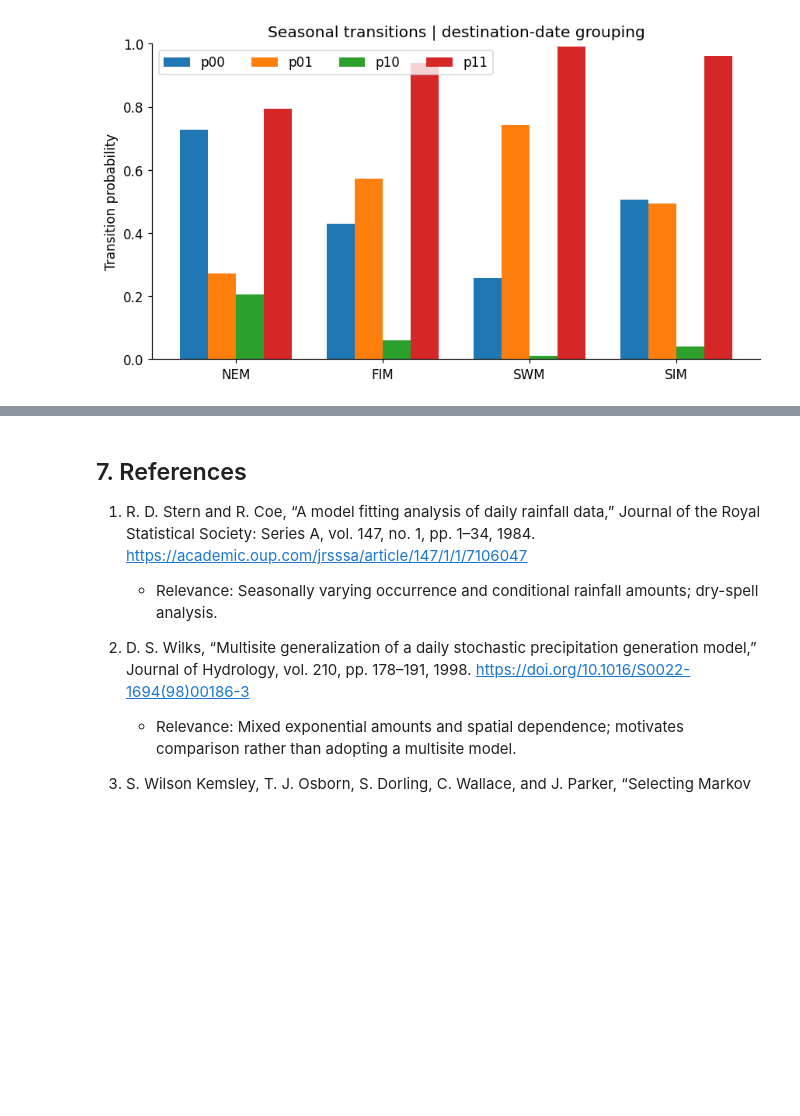
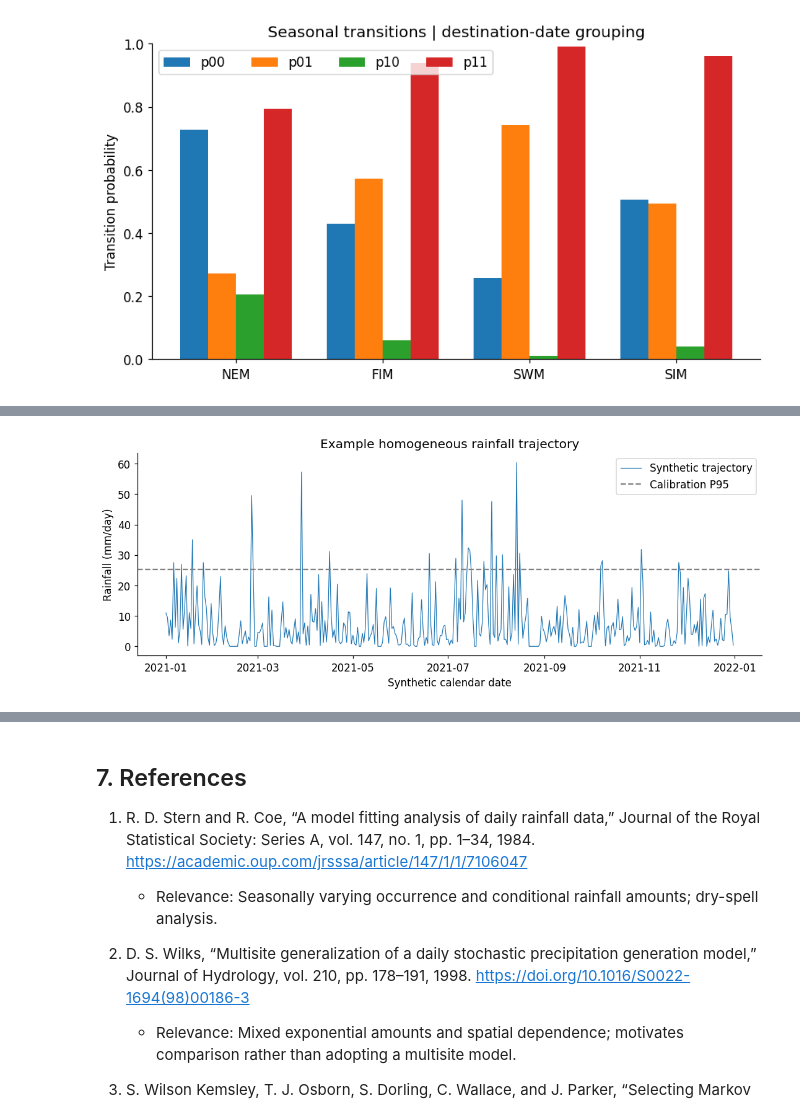
Before and after one commit to DilaraLiyanage/colombo-rainfall-simulator, a Jupyter notebook: notebook/colombo-rainfall-simulator.ipynb, the cells around one changed output, grey strips where cells are left out. Saved outputs shown, nothing was run; the diff lists cells and outputs as text; code cells hidden in the pictures; blank space fills up the shorter version.

```diff
--- a/notebook/colombo-rainfall-simulator.ipynb
+++ b/notebook/colombo-rainfall-simulator.ipynb
@@ -583,0 +992,20 @@ Generated outputs: 31 | elapsed seconds: 32.44
+# %%
+%%scientific
+# C20
+rows=[]
+timings=[]
+for count in EXPERIMENT['counts']:
+    for batch in range(EXPERIMENT['batches']):
+        started=time.perf_counter()
+        st,am=ensemble(EXPERIMENT['convergence_days'],count,*MODEL,namespace=(2,count,batch))
+        for metric,value in [('stationary_wet_probability',st.mean(axis=1)),('expected_daily_mm',am.mean(axis=1)),('daily_P95_exceedance',(am>q95).mean(axis=1))]:
+            result=uncertainty(value)
+            target=bench.set_index('metric').loc[metric,'analytical']
+            rows.append(dict(replications=count,batch=batch,metric=metric,error=result['mean']-target,mcse=result['mcse'],ci_width=result['ci_high']-result['ci_low']))
+        timings.append(dict(replications=count,batch=batch,seconds=time.perf_counter()-started))
+convergence_batches=pd.DataFrame(rows)
+convergence=convergence_batches.groupby(['metric','replications']).agg(mae=('error',lambda v:abs(v).mean()),rmse=('error',lambda v:np.sqrt(np.mean(v*v))),mean_mcse=('mcse','mean'),mean_ci_width=('ci_width','mean')).reset_index()
+slopes=pd.DataFrame([dict(metric=metric,slope=np.polyfit(np.log(group.replications),np.log(group.rmse),1)[0]) for metric,group in convergence.groupby('metric')])
+for name,table in [('convergence_batches',convergence_batches),('convergence_results',convergence),('convergence_slopes',slopes),('convergence_timing',pd.DataFrame(timings))]:
+    table.to_csv(PROCESSED_DIR/f'{name}.csv',index=False)
+display(convergence,slopes)
@@ -583,0 +1121,69 @@ Generated outputs: 31 | elapsed seconds: 32.44
+# %%
+%%scientific
+# C22
+fig,ax=plt.subplots(figsize=(10,4))
+ax.plot(calendar[:365],hold_amounts[0,:365],lw=.8,label='Synthetic trajectory')
+ax.axhline(q95,ls='--',color='gray',label='Calibration P95')
+ax.set(xlabel='Synthetic calendar date',ylabel='Rainfall (mm/day)',title='Example homogeneous rainfall trajectory')
+ax.legend()
+finish(fig,'F15_synthetic_trajectory')
+fig,ax=plt.subplots(figsize=(9,5))
+ratios=analytical_mc['mean']/analytical_mc.analytical
+ax.errorbar(ratios,range(len(ratios)),xerr=[ratios-analytical_mc.ci_low/analytical_mc.analytical,analytical_mc.ci_high/analytical_mc.analytical-ratios],fmt='o')
+ax.axvline(1,color='gray',ls='--')
+ax.set(yticks=range(len(ratios)),yticklabels=analytical_mc.metric,xlabel='Monte Carlo / analytical value (95% CI)',title='Analytical verification')
+finish(fig,'F16_analytical_verification')
+fig,axs=plt.subplots(1,3,figsize=(13,4))
+for ax,(metric,group) in zip(axs,convergence.groupby('metric')):
+    nvals=group.replications.to_numpy()
+    ax.loglog(nvals,group.rmse,'o-',label='Empirical RMSE')
+    ax.loglog(nvals,group.rmse.iloc[0]*(nvals/nvals[0])**-.5,'--',label='Slope -0.5')
+    ax.set(xlabel='Independent trajectories N',ylabel='RMSE',title=metric.replace('_',' '))
+    ax.legend(fontsize=8)
+finish(fig,'F17_convergence')
+fig,axs=plt.subplots(1,3,figsize=(13,4))
+for ax,(metric,group) in zip(axs,convergence.groupby('metric')):
+    ax.loglog(group.replications,group.mean_ci_width,'o-')
+    ax.set(xlabel='Independent trajectories N',ylabel='Mean 95% CI width',title=metric.replace('_',' '))
+finish(fig,'F18_ci_width')
+def comparison_plot(metric,filename,xlabel,ylabel):
+    group=holdout[holdout.metric==metric]
+    pos=np.arange(len(group))
+    fig,ax=plt.subplots(figsize=(9,4))
+    ax.fill_between(pos,group.pi_low,group.pi_high,alpha=.2,label='95% prediction interval')
+    ax.plot(pos,group['mean'],'o-',label='Simulated mean')
+    ax.plot(pos,group.historical,'s-',label='Historical')
+    ax.set(xticks=pos,xticklabels=group.group,xlabel=xlabel,ylabel=ylabel,title=metric.replace('_',' '))
+    ax.legend()
+    finish(fig,filename)
+comparison_plot('annual_total_mm','F19_annual_holdout','Year','Annual rainfall (mm)')
+comparison_plot('monthly_total_mm','F20_monthly_holdout','Month','Mean monthly total (mm)')
+fig,ax=plt.subplots(figsize=(8,4))
+group=holdout[holdout.metric.isin(['daily_P95_exceedance','daily_P99_exceedance'])]
+pos=np.arange(2)
+ax.errorbar(pos,100*group['mean'],yerr=[100*(group['mean']-group.pi_low),100*(group.pi_high-group['mean'])],fmt='o',label='Simulated mean and 95% PI')
+ax.scatter(pos,100*group.historical,marker='s',label='Historical')
+ax.set(xticks=pos,xticklabels=['P95','P99'],ylabel='Daily exceedance (%)',xlabel='Calibration threshold')
+ax.legend()
+finish(fig,'F21_extreme_holdout')
+fig,axs=plt.subplots(1,2,figsize=(10,4))
+for state,ax in enumerate(axs):
+    obs=complete_spells(observed_states[0],state)
+    sim=np.concatenate([complete_spells(row,state) for row in hold_states])
+    for values,label in [(obs,'Historical'),(sim,'Simulated pooled complete spells')]:
+        sorted_values=np.sort(values)
+        ax.step(sorted_values,1-np.arange(len(values))/len(values),where='pre',label=label)
+    ax.set(xlabel='Spell length (days)',ylabel='Empirical survival',yscale='log',title=['Dry spells','Wet spells'][state])
+    ax.legend(fontsize=8)
+finish(fig,'F22_spell_holdout')
+fig,ax=plt.subplots(figsize=(10,6))
+group=holdout[(holdout.group=='all') & (holdout['mean']>0)]
+pos=np.arange(len(group))
+ax.hlines(pos,group.pi_low/group['mean'],group.pi_high/group['mean'],label='95% prediction interval')
+ax.scatter(group.historical/group['mean'],pos,marker='s',label='Historical / simulated mean')
+ax.axvline(1,ls='--',color='gray')
+ax.set(yticks=pos,yticklabels=group.metric,xlabel='Ratio to simulated mean',title='Holdout aggregate prediction intervals')
+ax.legend()
+finish(fig,'F23_holdout_intervals')
+# %% [output]
+[figure, added]
```
Also changed, not shown: parts of 35 cells of this notebook, 28 other files.
